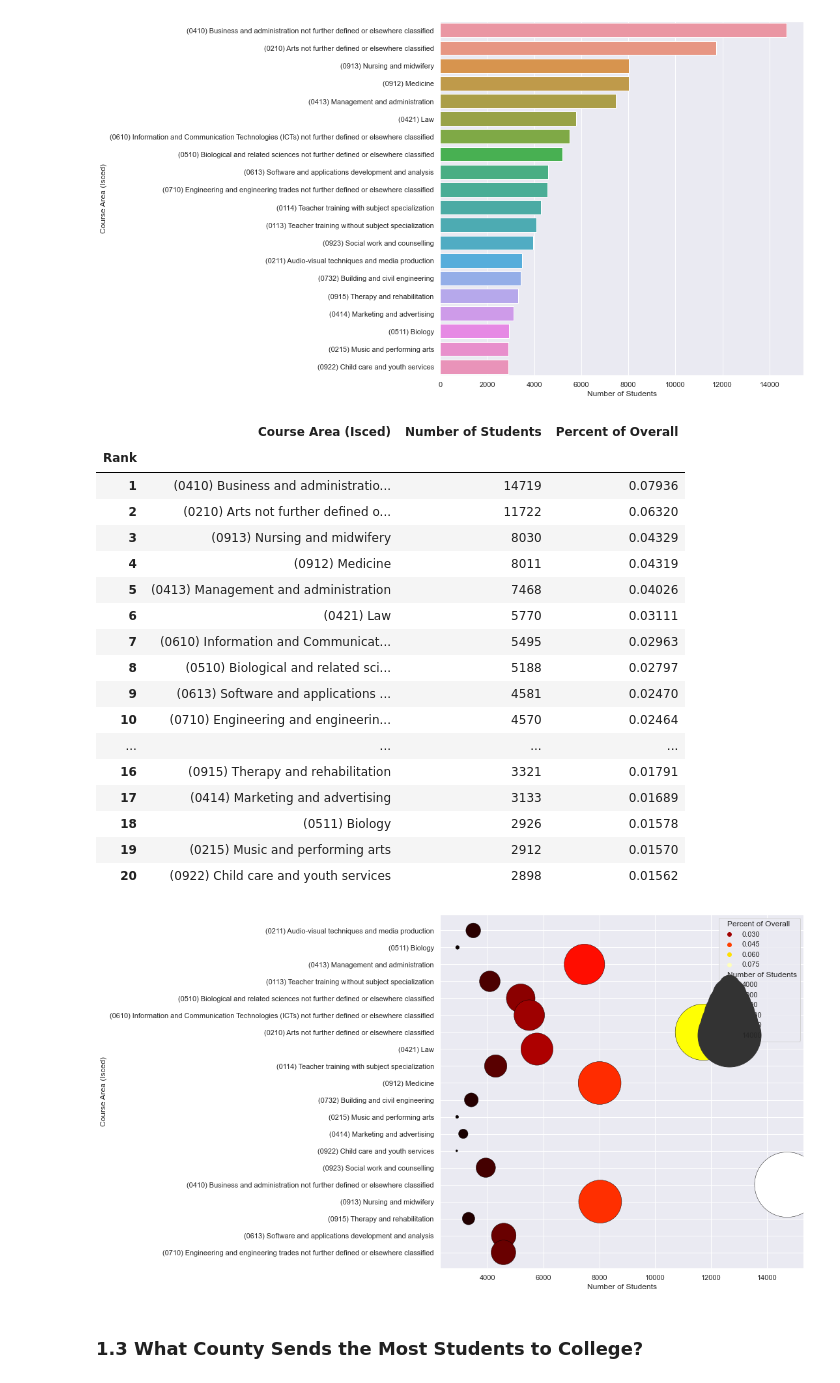
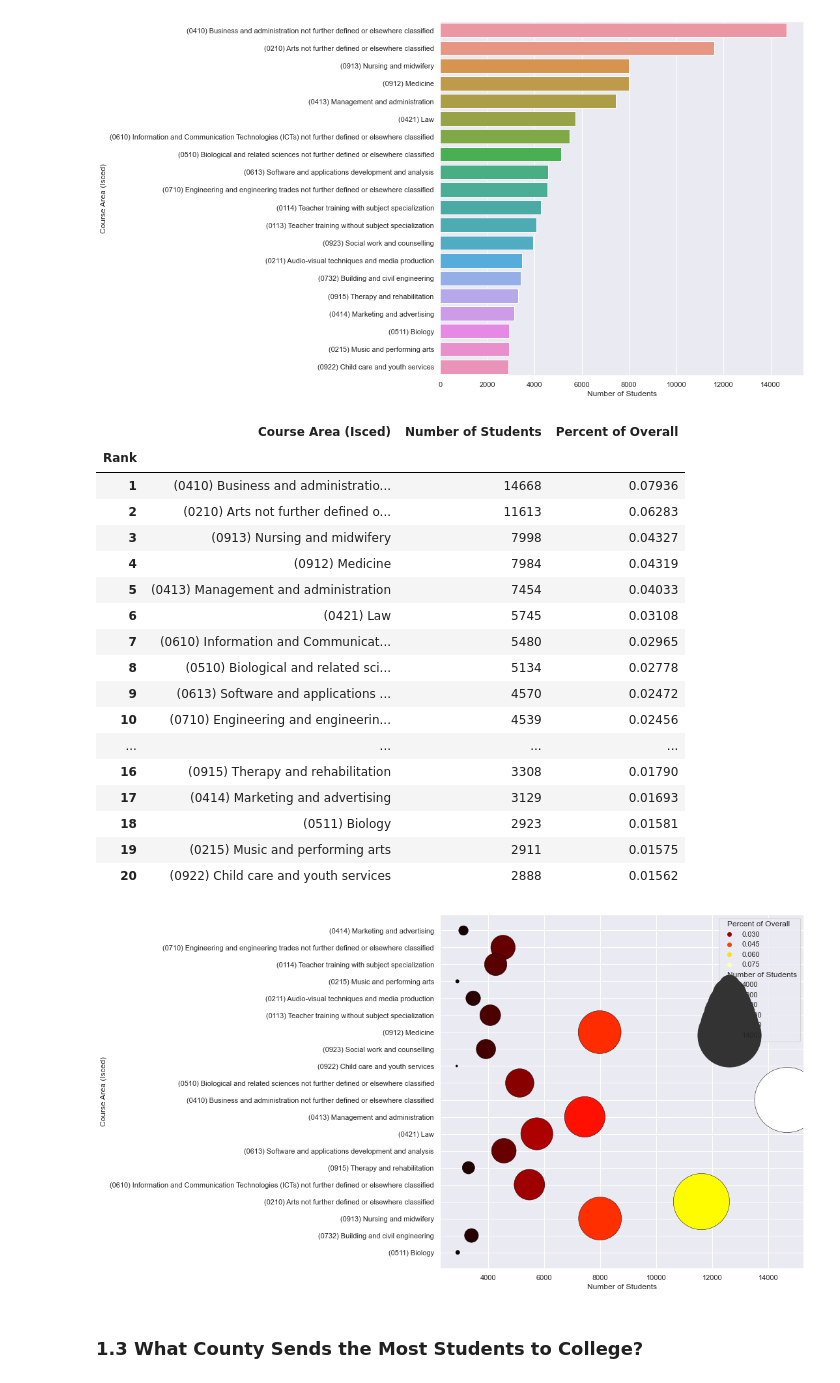
Before and after one commit to rhayeswaterford/UCDProject, a Jupyter notebook: Richard Hayes UCD Project.ipynb, the cells around one changed output. Cells and saved outputs as stored; diff of their text form; code cells hidden in the pictures.

Commit message:
Comparative popularity of courses analyzed

```diff
--- a/Richard Hayes UCD Project.ipynb
+++ b/Richard Hayes UCD Project.ipynb
@@ -24,2 +16,5 @@ raw_material.head()
 # %%
 # Clean the data
+raw_material=raw_material.drop_duplicates()
+raw_material.head()
+# Hold onto values under County as they are necessary for the overall calculation
@@ -159,36 +154,36 @@ student_population_course [0:20]
 # %% [output]
 |  | Course Area (Isced) | Number of Students | Percent of Overall |
 | Rank |  |  |  |
-| 1 | (0410) Business and administratio... | 14719 | 0.07936 |
-| 2 | (0210) Arts not further defined o... | 11722 | 0.06320 |
-| 3 | (0913) Nursing and midwifery | 8030 | 0.04329 |
-| 4 | (0912) Medicine | 8011 | 0.04319 |
-| 5 | (0413) Management and administration | 7468 | 0.04026 |
-| 6 | (0421) Law | 5770 | 0.03111 |
-| 7 | (0610) Information and Communicat... | 5495 | 0.02963 |
-| 8 | (0510) Biological and related sci... | 5188 | 0.02797 |
-| 9 | (0613) Software and applications ... | 4581 | 0.02470 |
-| 10 | (0710) Engineering and engineerin... | 4570 | 0.02464 |
+| 1 | (0410) Business and administratio... | 14668 | 0.07936 |
+| 2 | (0210) Arts not further defined o... | 11613 | 0.06283 |
+| 3 | (0913) Nursing and midwifery | 7998 | 0.04327 |
+| 4 | (0912) Medicine | 7984 | 0.04319 |
+| 5 | (0413) Management and administration | 7454 | 0.04033 |
+| 6 | (0421) Law | 5745 | 0.03108 |
+| 7 | (0610) Information and Communicat... | 5480 | 0.02965 |
+| 8 | (0510) Biological and related sci... | 5134 | 0.02778 |
+| 9 | (0613) Software and applications ... | 4570 | 0.02472 |
+| 10 | (0710) Engineering and engineerin... | 4539 | 0.02456 |
 | ... | ... | ... | ... |
-| 16 | (0915) Therapy and rehabilitation | 3321 | 0.01791 |
-| 17 | (0414) Marketing and advertising | 3133 | 0.01689 |
-| 18 | (0511) Biology | 2926 | 0.01578 |
-| 19 | (0215) Music and performing arts | 2912 | 0.01570 |
-| 20 | (0922) Child care and youth services | 2898 | 0.01562 |
+| 16 | (0915) Therapy and rehabilitation | 3308 | 0.01790 |
+| 17 | (0414) Marketing and advertising | 3129 | 0.01693 |
+| 18 | (0511) Biology | 2923 | 0.01581 |
+| 19 | (0215) Music and performing arts | 2911 | 0.01575 |
+| 20 | (0922) Child care and youth services | 2888 | 0.01562 |
 # %%
 # Create chart here maybe?
 
 # Shuffle the rows for the purposes of the graphic
 student_population_course_shuffled=student_population_course[0:20].sample(frac=1)
 # %%
-sns.scatterplot(data=student_population_course_shuffled
+plot1=sns.scatterplot(data=student_population_course_shuffled
                 , x="Number of Students"
                 , y="Course Area (Isced)"
                 , edgecolor = "black"
                 , palette="hot"
                 , size="Number of Students"
                 , sizes=(10,10000)#(minsize, maxsize)
                 , hue="Percent of Overall"
                 );
 # %% [output]
-[figure, old version]
+[figure, new version]
```
Also changed, not shown: parts of 44 cells of this notebook.
